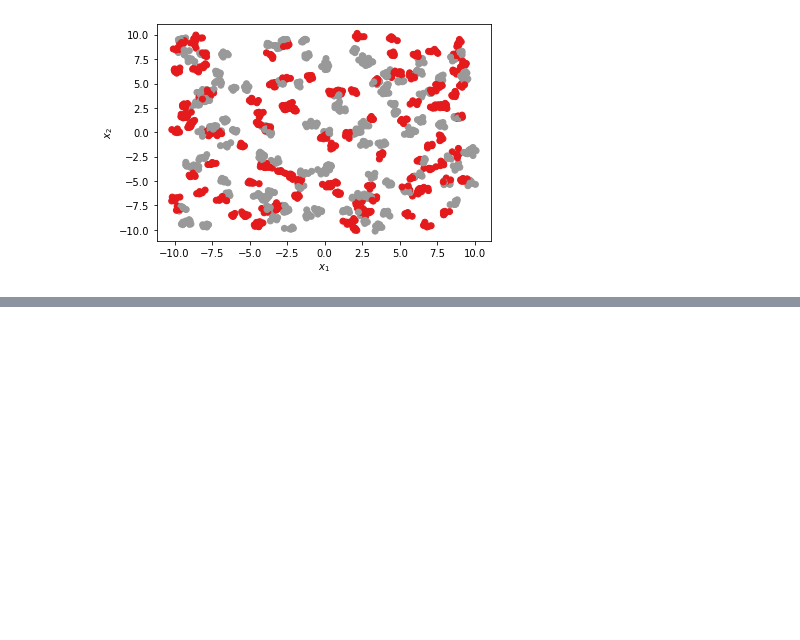
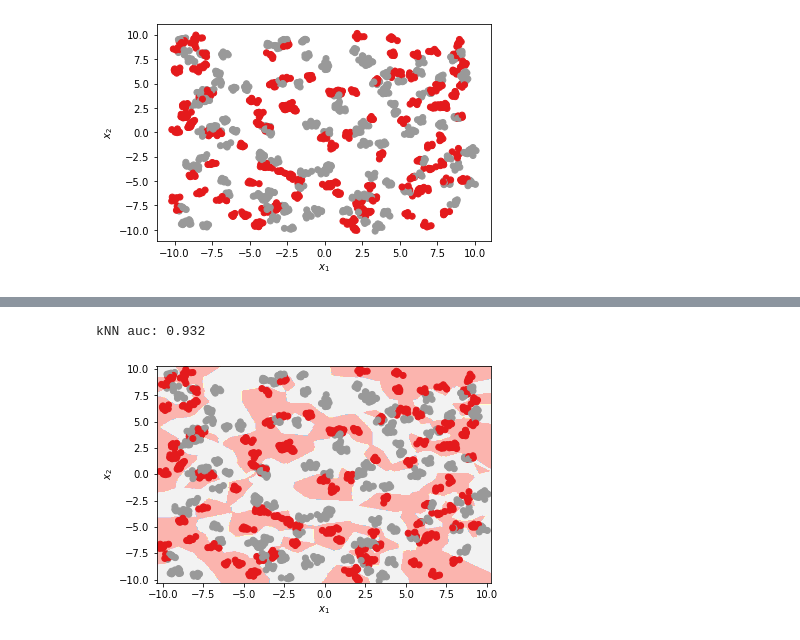
Before and after one commit to MBorgesT/ML_Assignment, a Jupyter notebook: matheus_draft.ipynb, the cells around one changed output, grey strips where cells are left out. Cells and saved outputs as stored; diff of their text form; code cells hidden in the pictures; blank space fills up the shorter version.

```diff
--- a/matheus_draft.ipynb
+++ b/matheus_draft.ipynb
@@ -165,0 +223,15 @@ kNN auc: 0.915159
+# %%
+knn = KNeighborsClassifier(n_neighbors=3)
+
+result_sum = 0
+for i in range(10):
+    X_train, X_test, y_train, y_test = train_test_split(X, y, test_size=.33)
+
+    knn.fit(X_train, y_train)
+    result_sum += roc_auc_score(y_test, knn.predict(X_test))
+
+print('kNN auc: %.3f' % (result_sum / 10))
+plot_classifier_boundary(knn, X, y)
+# %% [output]
+kNN auc: 0.932
+[figure, added]
```
Also changed, not shown: parts of 21 cells of this notebook, 1 other file.
